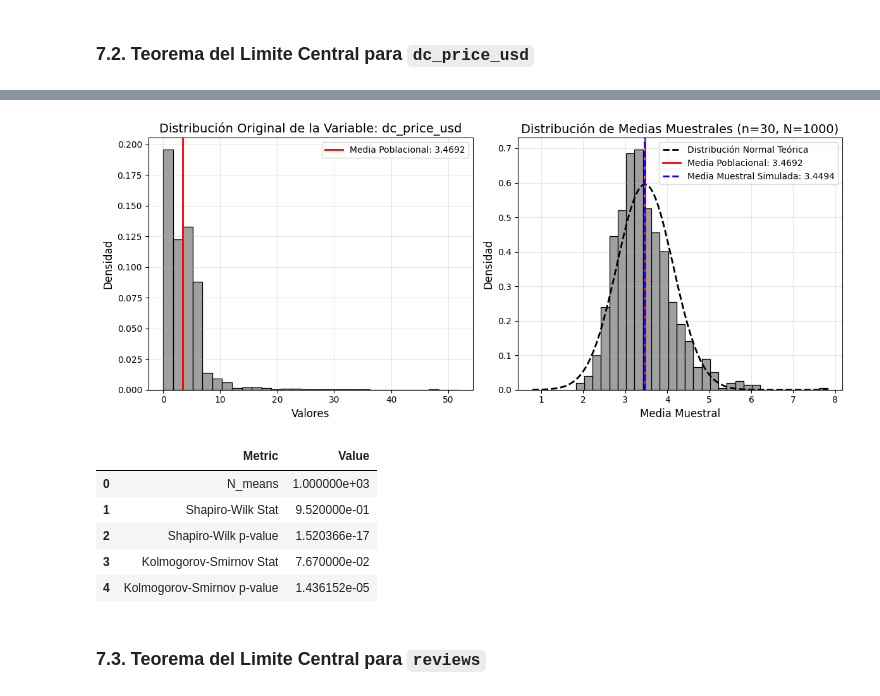
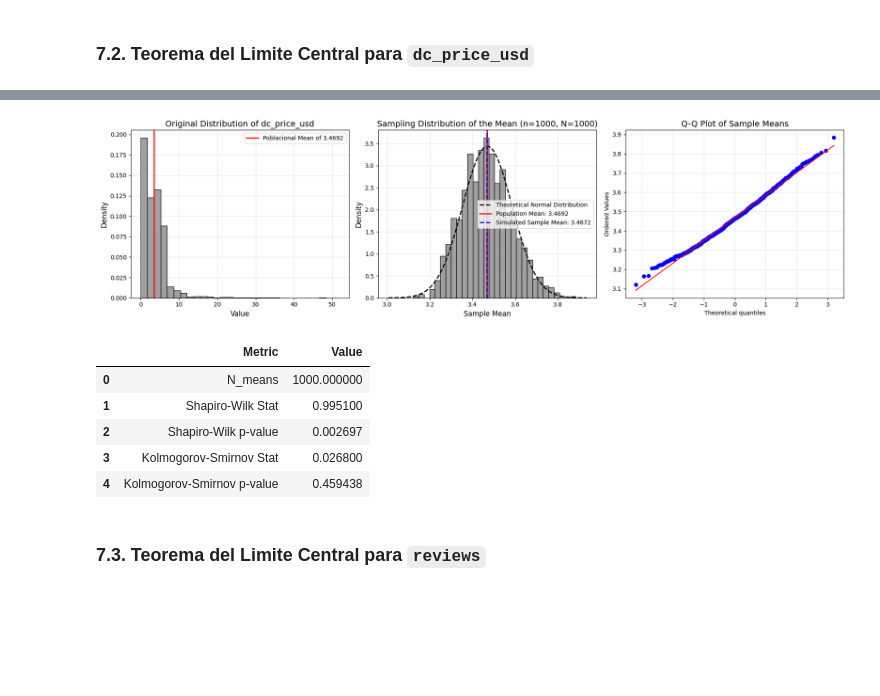
Before and after one commit to delav-dev/steam-pc-games-analysis, a Jupyter notebook: data_analysis.ipynb, the cells around one changed output, grey strips where cells are left out. Cells and saved outputs as stored; diff of their text form; code cells hidden in the pictures; blank space fills up the shorter version.

Commit message:
Changing plot colors, adding conclusions and other changes

```diff
--- a/data_analysis.ipynb
+++ b/data_analysis.ipynb
@@ -1357,10 +1342,10 @@ def clt_stats_description(sample_means_input, rounding=4):
 
 def plot_original_vs_clt_distribution(df, column, sample_size, num_samples,
                                       replace=True, random_state=None,
-                                      bins=30, kde=False, figsize=(12, 5)):
+                                      bins=30, kde=False, figsize=(18, 5)):
     """
-    Genera dos histogramas: la distribución original de la columna y la
-    distribución de las medias muestrales (TLC).
+    Genera dos histogramas y un Q-Q plot: la distribución original de la columna,
+    la distribución de las medias muestrales (TLC), y un Q-Q plot para las medias muestrales.
     """
     # 1. Simulación de las medias muestrales (usando la función ya definida)
     sample_means = central_limit_theorem_simulation(
@@ -1368,17 +1353,17 @@ def plot_original_vs_clt_distribution(df, column, sample_size, num_samples,
     )
 
     # 2. Configuración de la figura
-    fig, axes = plt.subplots(1, 2, figsize=figsize, sharey=False)
+    fig, axes = plt.subplots(1, 3, figsize=figsize, sharey=False)
 
     # --- Subplot 1: Distribución de la Población Original ---
     original_data = df[column].dropna()
     sns.histplot(original_data, bins=bins, stat="density", kde=kde,
                  ax=axes[0], color='gray', edgecolor='black')
     axes[0].axvline(original_data.mean(), color='red', linestyle='-', linewidth=2,
-                    label=f'Media Poblacional: {original_data.mean():.4f}')
-    axes[0].set_title(f'Distribución Original de la Variable: {column}', fontsize=14)
-    axes[0].set_xlabel('Valores', fontsize=12)
-    axes[0].set_ylabel('Densidad', fontsize=12)
+                    label=f'Poblacional Mean of {original_data.mean():.4f}')
+    axes[0].set_title(f'Original Distribution of {column}', fontsize=14)
+    axes[0].set_xlabel('Value', fontsize=12)
+    axes[0].set_ylabel('Density', fontsize=12)
     axes[0].legend()
     axes[0].grid(True, alpha=0.3)
 
@@ -1397,17 +1382,23 @@ def plot_original_vs_clt_distribution(df, column, sample_size, num_samples,
     x = np.linspace(left, right, 300)
 
     axes[1].plot(x, stats.norm.pdf(x, mu, sigma_mean), color='black', linestyle='--',
-                 linewidth=2, label='Distribución Normal Teórica')
+                 linewidth=2, label='Theoretical Normal Distribution')
 
     axes[1].axvline(mu, color='red', linestyle='-', linewidth=2,
-                    label=f'Media Poblacional: {mu:.4f}')
+                    label=f'Population Mean: {mu:.4f}')
     axes[1].axvline(sample_means.mean(), color='blue', linestyle='--', linewidth=2,
-                    label=f'Media Muestral Simulada: {sample_means.mean():.4f}')
-    axes[1].set_title(f'Distribución de Medias Muestrales (n={sample_size}, N={num_samples})', fontsize=14)
-    axes[1].set_xlabel('Media Muestral', fontsize=12)
-    axes[1].set_ylabel('Densidad', fontsize=12)
+                    label=f'Simulated Sample Mean: {sample_means.mean():.4f}')
+    axes[1].set_title(f'Sampling Distribution of the Mean (n={sample_size}, N={num_samples})', fontsize=14)
+    axes[1].set_xlabel('Sample Mean', fontsize=12)
+    axes[1].set_ylabel('Density', fontsize=12)
     axes[1].legend()
     axes[1].grid(True, alpha=0.3)
+
+    # --- Subplot 3: Q-Q Plot para las Medias Muestrales ---
+    stats.probplot(sample_means, dist="norm", plot=axes[2])
+    axes[2].get_lines()[1].set_color('red')  # Línea de referencia en rojo
+    axes[2].set_title('Q-Q Plot of Sample Means', fontsize=14)
+    axes[2].grid(True, alpha=0.3)
 
     plt.tight_layout()
     plt.show()
@@ -1511,16 +1508,18 @@ display(stats_df_dc_price_usd)
 | 250 | 1000 | 3.4822 | 0.2316 | 0.0536 | 0.2099 | 3.0866 |
 | 500 | 1000 | 3.4700 | 0.1624 | 0.0264 | 0.0924 | 2.8503 |
 # %%
-plot_original_vs_clt_distribution(steam_data, 'dc_price_usd', sample_size=30, num_samples=1000, random_state=42)
-clt_normality_test(central_limit_theorem_simulation(steam_data, 'dc_price_usd', sample_size=30, num_samples=1000, random_state=42))
+# Comparación de la distribución original de 'dc_price_usd' con la distribución de las medias muestrales
+
+plot_original_vs_clt_distribution(steam_data, 'dc_price_usd', sample_size=1000, num_samples=1000, random_state=42)
+clt_normality_test(central_limit_theorem_simulation(steam_data, 'dc_price_usd', sample_size=1000, num_samples=1000, random_state=42))
 # %% [output]
-[figure, old version]
+[figure, new version]
 |  | Metric | Value |
-| 0 | N_means | 1.000000e+03 |
-| 1 | Shapiro-Wilk Stat | 9.520000e-01 |
-| 2 | Shapiro-Wilk p-value | 1.520366e-17 |
-| 3 | Kolmogorov-Smirnov Stat | 7.670000e-02 |
-| 4 | Kolmogorov-Smirnov p-value | 1.436152e-05 |
+| 0 | N_means | 1000.000000 |
+| 1 | Shapiro-Wilk Stat | 0.995100 |
+| 2 | Shapiro-Wilk p-value | 0.002697 |
+| 3 | Kolmogorov-Smirnov Stat | 0.026800 |
+| 4 | Kolmogorov-Smirnov p-value | 0.459438 |
 # %% [markdown]
 ### 7.3. Teorema del Limite Central para `reviews`
 # %%
```
Also changed, not shown: parts of 48 cells of this notebook.
